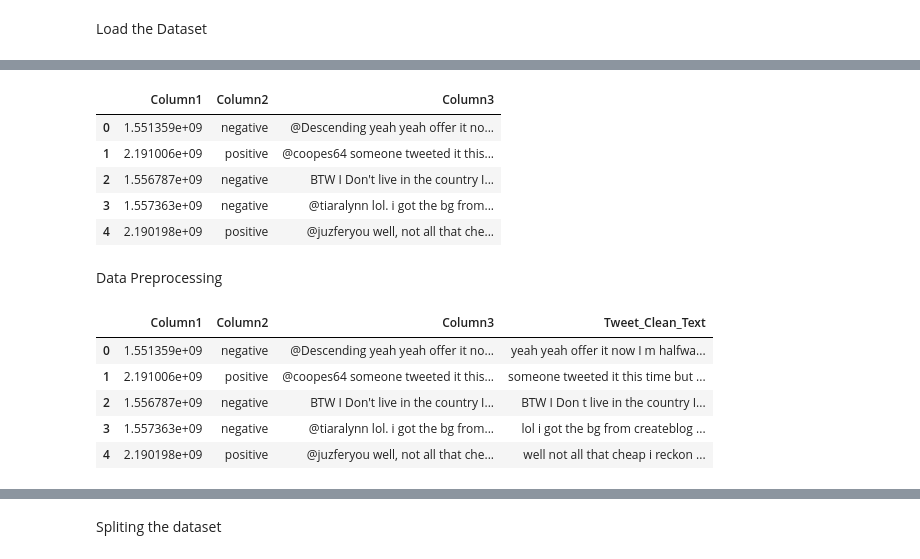
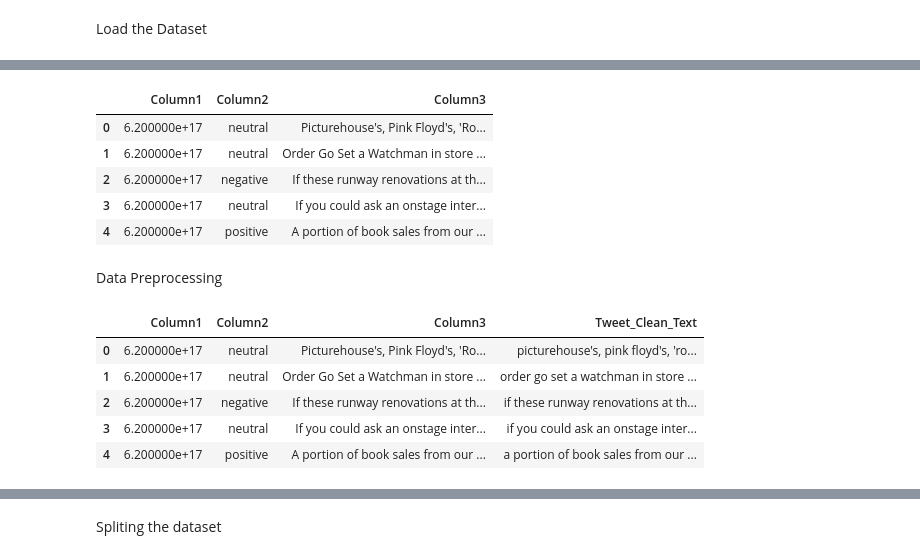
Before and after one commit to tushar-1996/DataMiningProject, a Jupyter notebook: Notebooks/ModelGen.ipynb, the cells around one changed output, grey strips where cells are left out. Saved outputs shown, nothing was run; the diff lists cells and outputs as text; code cells hidden in the pictures.

```diff
--- a/Notebooks/ModelGen.ipynb
+++ b/Notebooks/ModelGen.ipynb
@@ -57,18 +59,16 @@ combined_csv = pd.concat([pd.read_csv(f) for f in all_filenames ])
 #export to csv
 combined_csv.to_csv( "aggregate.csv", index=False, encoding='utf-8-sig')
 # %%
-names = ['TweetID', 'Sentiment', 'Tweet']
-
 train = pd.read_csv('/content/drive/MyDrive/twit/train/aggregate.csv')
 
 train.head()
 # %% [output]
 |  | Column1 | Column2 | Column3 |
-| 0 | 1.551359e+09 | negative | @Descending yeah yeah offer it no... |
-| 1 | 2.191006e+09 | positive | @coopes64 someone tweeted it this... |
-| 2 | 1.556787e+09 | negative | BTW I Don't live in the country I... |
-| 3 | 1.557363e+09 | negative | @tiaralynn lol. i got the bg from... |
-| 4 | 2.190198e+09 | positive | @juzferyou well, not all that che... |
+| 0 | 6.200000e+17 | neutral | Picturehouse's, Pink Floyd's, 'Ro... |
+| 1 | 6.200000e+17 | neutral | Order Go Set a Watchman in store ... |
+| 2 | 6.200000e+17 | negative | If these runway renovations at th... |
+| 3 | 6.200000e+17 | neutral | If you could ask an onstage inter... |
+| 4 | 6.200000e+17 | positive | A portion of book sales from our ... |
 # %% [markdown]
 Data Preprocessing
 # %%
@@ -78,25 +78,31 @@ def remove_pattern(input_txt, pattern):
     input_txt = re.sub(i, '', input_txt)
   return input_txt
 
-def clean_tweets(frame, column_name):
+def clean_tweets(frame, column_name, remove_stop_words=True, lower_case=True, remove_special=True):
   frame = frame.drop_duplicates().reset_index(drop=True) #remove duplicate rows
   frame['Tweet_Clean_Text'] = np.vectorize(remove_pattern)(frame[column_name], "RT @[\w]*:") #remove twitter return handle
   frame.Tweet_Clean_Text = np.vectorize(remove_pattern)(frame['Tweet_Clean_Text'], "@[\w]*") #remove twitter handle
   frame.Tweet_Clean_Text = np.vectorize(remove_pattern)(frame['Tweet_Clean_Text'], "https?://[A-Za-z0-9./]*") #remove URLs
-  frame.Tweet_Clean_Text = frame.Tweet_Clean_Text.str.replace("[^a-zA-Z#]", " ") #remove special characters except for #
+
+  if remove_special:
+    frame.Tweet_Clean_Text = frame.Tweet_Clean_Text.str.replace("[^a-zA-Z#]", " ") #remove special characters except for #
   frame.Tweet_Clean_Text = frame.Tweet_Clean_Text.replace('\s+', ' ', regex=True) #remove extra spaces in between words
+  if lower_case:
+    frame.Tweet_Clean_Text = frame.Tweet_Clean_Text.apply(lambda x: x.lower())
+  if remove_stop_words:
+    frame.Tweet_Clean_Text = frame.Tweet_Clean_Text.apply(lambda x: ' '.join([word for word in x.split() if word not in stopwords.words('english')])) #remove stop words
 
   return frame
 # %%
-train_set = clean_tweets(train, 'Column3')
+train_set = clean_tweets(train, 'Column3', remove_stop_words=False, remove_special=False)
 train_set.head()
 # %% [output]
 |  | Column1 | Column2 | Column3 | Tweet_Clean_Text |
-| 0 | 1.551359e+09 | negative | @Descending yeah yeah offer it no... | yeah yeah offer it now I m halfwa... |
-| 1 | 2.191006e+09 | positive | @coopes64 someone tweeted it this... | someone tweeted it this time but ... |
-| 2 | 1.556787e+09 | negative | BTW I Don't live in the country I... | BTW I Don t live in the country I... |
-| 3 | 1.557363e+09 | negative | @tiaralynn lol. i got the bg from... | lol i got the bg from createblog ... |
-| 4 | 2.190198e+09 | positive | @juzferyou well, not all that che... | well not all that cheap i reckon ... |
+| 0 | 6.200000e+17 | neutral | Picturehouse's, Pink Floyd's, 'Ro... | picturehouse's, pink floyd's, 'ro... |
+| 1 | 6.200000e+17 | neutral | Order Go Set a Watchman in store ... | order go set a watchman in store ... |
+| 2 | 6.200000e+17 | negative | If these runway renovations at th... | if these runway renovations at th... |
+| 3 | 6.200000e+17 | neutral | If you could ask an onstage inter... | if you could ask an onstage inter... |
+| 4 | 6.200000e+17 | positive | A portion of book sales from our ... | a portion of book sales from our ... |
 # %%
 train_set["Sentiment_Value"] = train_set["Column2"].map({"neutral": 0, "positive": 1, "negative": 2})
 label = to_categorical(train_set["Sentiment_Value"], 3)
```
Also changed, not shown: parts of 16 cells of this notebook.
